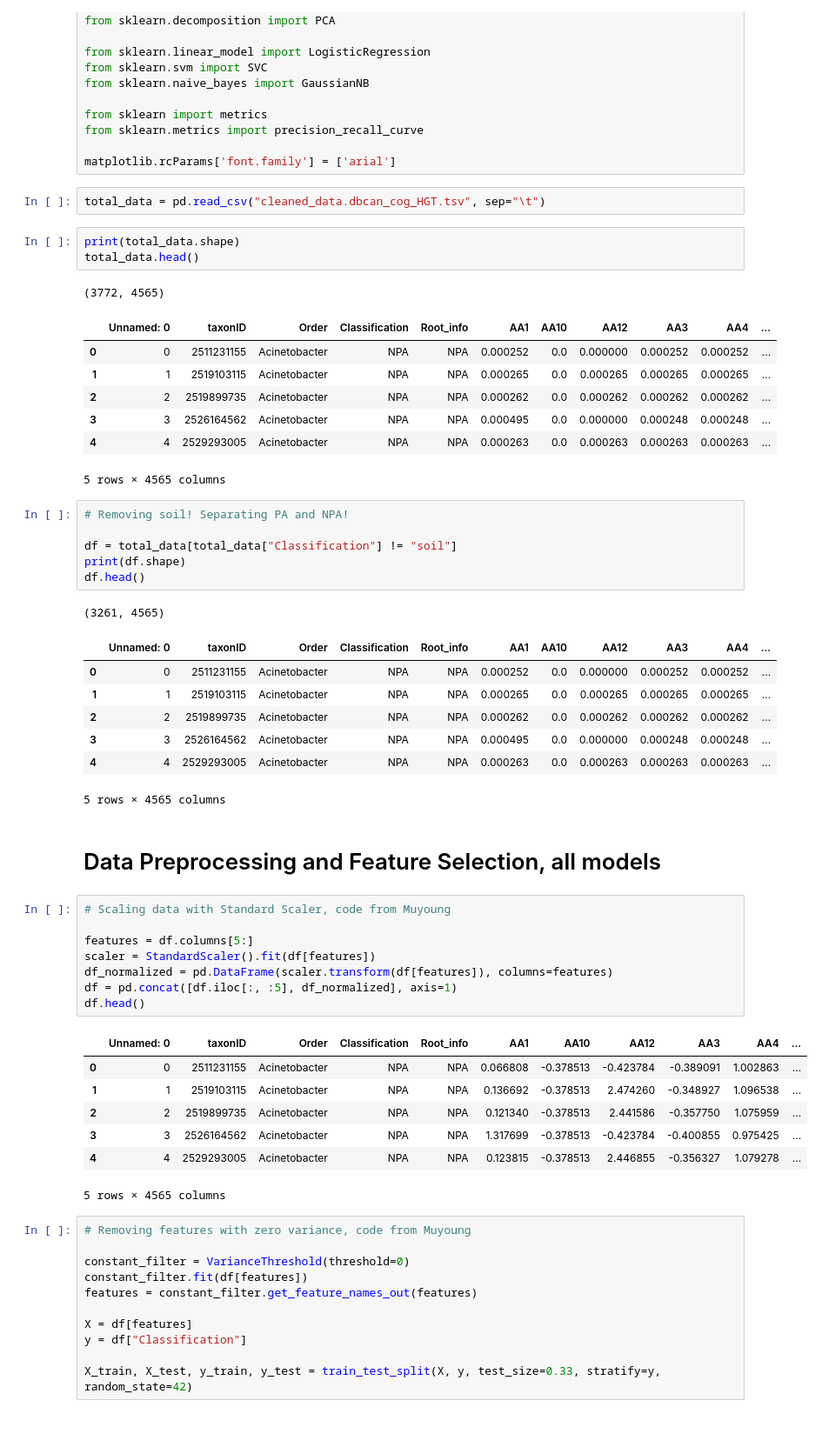
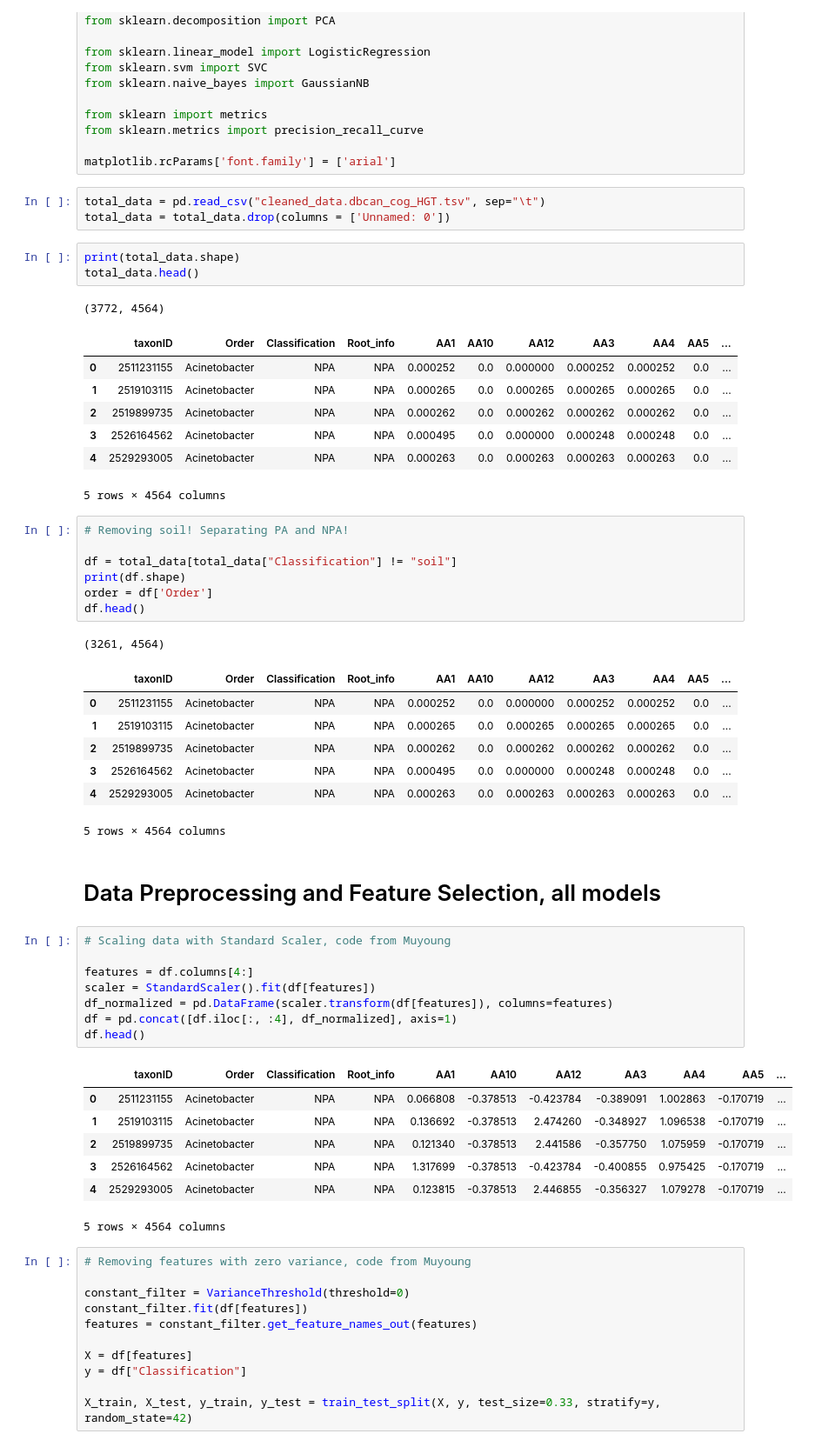
Before and after one commit to ajlukasiewicz/Team_9_MacLearn, a Jupyter notebook: Sarah_Classification.ipynb, the cells around one changed output. Shown at 87% size. Saved outputs shown, nothing was run; the diff lists cells and outputs as text.

```diff
--- a/Sarah_Classification.ipynb
+++ b/Sarah_Classification.ipynb
@@ -29,51 +29,53 @@ from sklearn.metrics import precision_recall_curve
 matplotlib.rcParams['font.family'] = ['arial']
 # %%
 total_data = pd.read_csv("cleaned_data.dbcan_cog_HGT.tsv", sep="\t")
+total_data = total_data.drop(columns = ['Unnamed: 0'])
 # %%
 print(total_data.shape)
 total_data.head()
 # %% [output]
-(3772, 4565)
+(3772, 4564)
-|  | Unnamed: 0 | taxonID | Order | Classification | Root_info | AA1 | AA10 | AA12 | AA3 | AA4 | ... |
-| 0 | 0 | 2511231155 | Acinetobacter | NPA | NPA | 0.000252 | 0.0 | 0.000000 | 0.000252 | 0.000252 | ... |
-| 1 | 1 | 2519103115 | Acinetobacter | NPA | NPA | 0.000265 | 0.0 | 0.000265 | 0.000265 | 0.000265 | ... |
-| 2 | 2 | 2519899735 | Acinetobacter | NPA | NPA | 0.000262 | 0.0 | 0.000262 | 0.000262 | 0.000262 | ... |
-| 3 | 3 | 2526164562 | Acinetobacter | NPA | NPA | 0.000495 | 0.0 | 0.000000 | 0.000248 | 0.000248 | ... |
-| 4 | 4 | 2529293005 | Acinetobacter | NPA | NPA | 0.000263 | 0.0 | 0.000263 | 0.000263 | 0.000263 | ... |
+|  | taxonID | Order | Classification | Root_info | AA1 | AA10 | AA12 | AA3 | AA4 | AA5 | ... |
+| 0 | 2511231155 | Acinetobacter | NPA | NPA | 0.000252 | 0.0 | 0.000000 | 0.000252 | 0.000252 | 0.0 | ... |
+| 1 | 2519103115 | Acinetobacter | NPA | NPA | 0.000265 | 0.0 | 0.000265 | 0.000265 | 0.000265 | 0.0 | ... |
+| 2 | 2519899735 | Acinetobacter | NPA | NPA | 0.000262 | 0.0 | 0.000262 | 0.000262 | 0.000262 | 0.0 | ... |
+| 3 | 2526164562 | Acinetobacter | NPA | NPA | 0.000495 | 0.0 | 0.000000 | 0.000248 | 0.000248 | 0.0 | ... |
+| 4 | 2529293005 | Acinetobacter | NPA | NPA | 0.000263 | 0.0 | 0.000263 | 0.000263 | 0.000263 | 0.0 | ... |
-5 rows × 4565 columns
+5 rows × 4564 columns
 # %%
 # Removing soil! Separating PA and NPA!
 
 df = total_data[total_data["Classification"] != "soil"]
 print(df.shape)
+order = df['Order']
 df.head()
 # %% [output]
-(3261, 4565)
+(3261, 4564)
-|  | Unnamed: 0 | taxonID | Order | Classification | Root_info | AA1 | AA10 | AA12 | AA3 | AA4 | ... |
-| 0 | 0 | 2511231155 | Acinetobacter | NPA | NPA | 0.000252 | 0.0 | 0.000000 | 0.000252 | 0.000252 | ... |
-| 1 | 1 | 2519103115 | Acinetobacter | NPA | NPA | 0.000265 | 0.0 | 0.000265 | 0.000265 | 0.000265 | ... |
-| 2 | 2 | 2519899735 | Acinetobacter | NPA | NPA | 0.000262 | 0.0 | 0.000262 | 0.000262 | 0.000262 | ... |
-| 3 | 3 | 2526164562 | Acinetobacter | NPA | NPA | 0.000495 | 0.0 | 0.000000 | 0.000248 | 0.000248 | ... |
-| 4 | 4 | 2529293005 | Acinetobacter | NPA | NPA | 0.000263 | 0.0 | 0.000263 | 0.000263 | 0.000263 | ... |
+|  | taxonID | Order | Classification | Root_info | AA1 | AA10 | AA12 | AA3 | AA4 | AA5 | ... |
+| 0 | 2511231155 | Acinetobacter | NPA | NPA | 0.000252 | 0.0 | 0.000000 | 0.000252 | 0.000252 | 0.0 | ... |
+| 1 | 2519103115 | Acinetobacter | NPA | NPA | 0.000265 | 0.0 | 0.000265 | 0.000265 | 0.000265 | 0.0 | ... |
+| 2 | 2519899735 | Acinetobacter | NPA | NPA | 0.000262 | 0.0 | 0.000262 | 0.000262 | 0.000262 | 0.0 | ... |
+| 3 | 2526164562 | Acinetobacter | NPA | NPA | 0.000495 | 0.0 | 0.000000 | 0.000248 | 0.000248 | 0.0 | ... |
+| 4 | 2529293005 | Acinetobacter | NPA | NPA | 0.000263 | 0.0 | 0.000263 | 0.000263 | 0.000263 | 0.0 | ... |
-5 rows × 4565 columns
+5 rows × 4564 columns
 # %% [markdown]
 # Data Preprocessing and Feature Selection, all models
 # %%
 # Scaling data with Standard Scaler, code from Muyoung
 
-features = df.columns[5:]
+features = df.columns[4:]
 scaler = StandardScaler().fit(df[features])
 df_normalized = pd.DataFrame(scaler.transform(df[features]), columns=features)
-df = pd.concat([df.iloc[:, :5], df_normalized], axis=1)
+df = pd.concat([df.iloc[:, :4], df_normalized], axis=1)
 df.head()
 # %% [output]
-|  | Unnamed: 0 | taxonID | Order | Classification | Root_info | AA1 | AA10 | AA12 | AA3 | AA4 | ... |
-| 0 | 0 | 2511231155 | Acinetobacter | NPA | NPA | 0.066808 | -0.378513 | -0.423784 | -0.389091 | 1.002863 | ... |
-| 1 | 1 | 2519103115 | Acinetobacter | NPA | NPA | 0.136692 | -0.378513 | 2.474260 | -0.348927 | 1.096538 | ... |
-| 2 | 2 | 2519899735 | Acinetobacter | NPA | NPA | 0.121340 | -0.378513 | 2.441586 | -0.357750 | 1.075959 | ... |
-| 3 | 3 | 2526164562 | Acinetobacter | NPA | NPA | 1.317699 | -0.378513 | -0.423784 | -0.400855 | 0.975425 | ... |
-| 4 | 4 | 2529293005 | Acinetobacter | NPA | NPA | 0.123815 | -0.378513 | 2.446855 | -0.356327 | 1.079278 | ... |
+|  | taxonID | Order | Classification | Root_info | AA1 | AA10 | AA12 | AA3 | AA4 | AA5 | ... |
+| 0 | 2511231155 | Acinetobacter | NPA | NPA | 0.066808 | -0.378513 | -0.423784 | -0.389091 | 1.002863 | -0.170719 | ... |
+| 1 | 2519103115 | Acinetobacter | NPA | NPA | 0.136692 | -0.378513 | 2.474260 | -0.348927 | 1.096538 | -0.170719 | ... |
+| 2 | 2519899735 | Acinetobacter | NPA | NPA | 0.121340 | -0.378513 | 2.441586 | -0.357750 | 1.075959 | -0.170719 | ... |
+| 3 | 2526164562 | Acinetobacter | NPA | NPA | 1.317699 | -0.378513 | -0.423784 | -0.400855 | 0.975425 | -0.170719 | ... |
+| 4 | 2529293005 | Acinetobacter | NPA | NPA | 0.123815 | -0.378513 | 2.446855 | -0.356327 | 1.079278 | -0.170719 | ... |
-5 rows × 4565 columns
+5 rows × 4564 columns
 # %%
 # Removing features with zero variance, code from Muyoung
 
```
Also changed, not shown: parts of 20 cells of this notebook.
